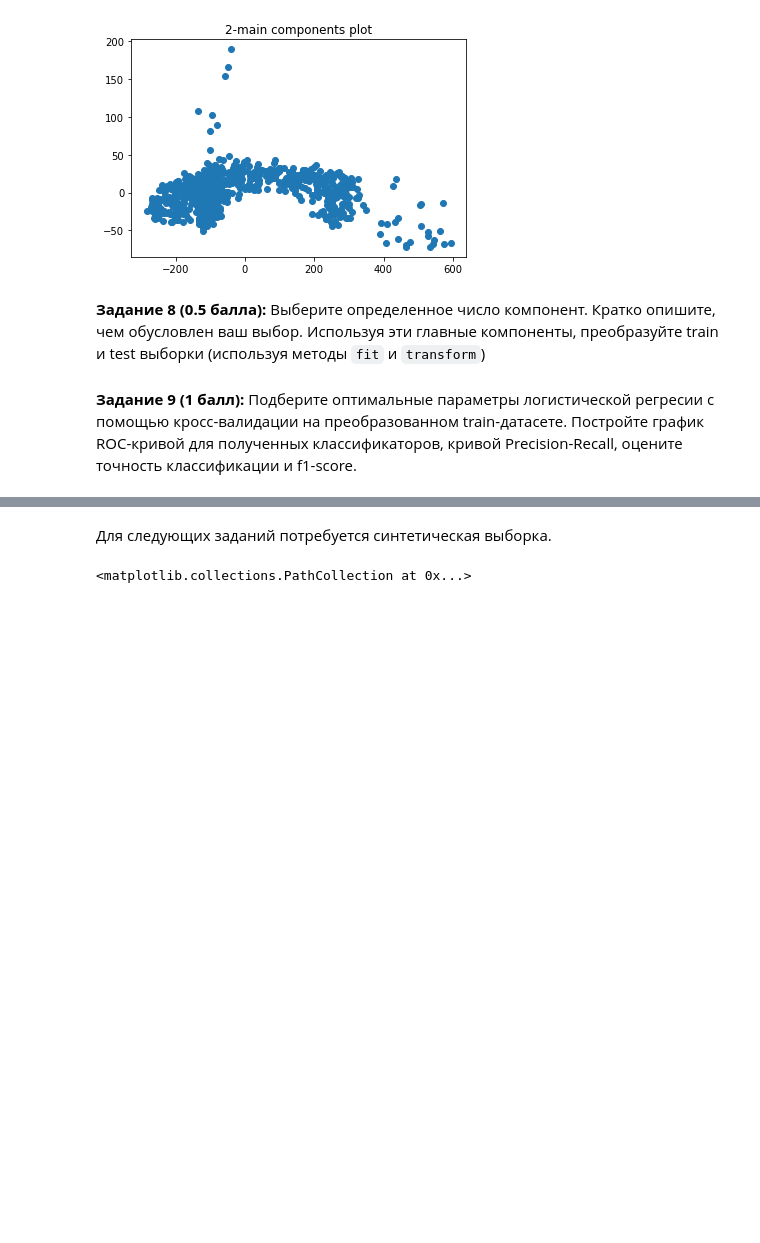
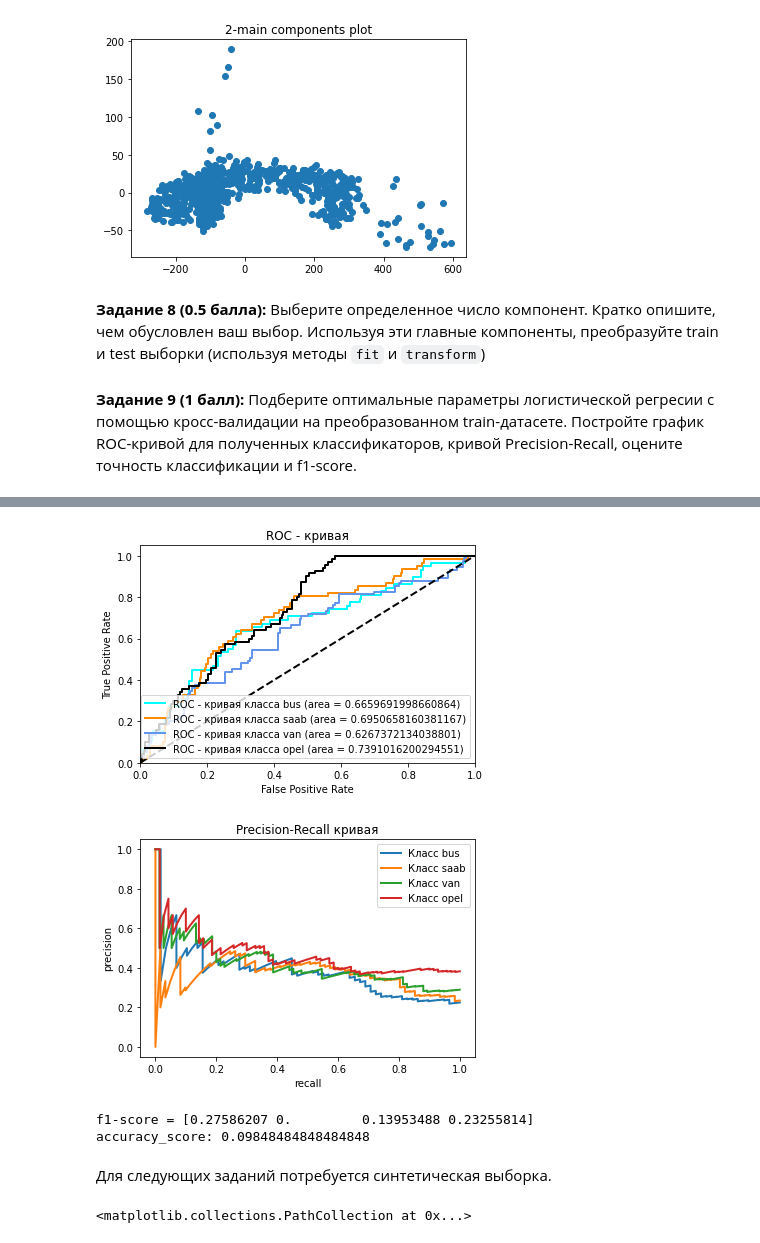
Before and after one commit to dep-810b-studs/mipt-python, a Jupyter notebook: tasks/mipt-python-task-ml.ipynb, the cells around one changed output, grey strips where cells are left out. Saved outputs shown, nothing was run; the diff lists cells and outputs as text; code cells hidden in the pictures; blank space fills up the shorter version.

```diff
--- a/tasks/mipt-python-task-ml.ipynb
+++ b/tasks/mipt-python-task-ml.ipynb
@@ -292,0 +291,65 @@ pass
+# %%
+from sklearn.linear_model import LogisticRegression
+from sklearn.metrics import  make_scorer
+from sklearn.metrics import accuracy_score, roc_curve, auc,precision_recall_curve
+from sklearn.metrics import f1_score
+from sklearn.model_selection import cross_validate
+from sklearn.model_selection import GridSearchCV
+import numpy as np
+from sklearn.multiclass import OneVsRestClassifier
+import matplotlib.pyplot as plt
+
+targets = ["bus", "saab", "van", "opel"]
+dict_tests = {"bus":0}
+
+#X_train, X_test, y_train, y_test = train_test_split(pca_train, label_target, test_size=0.35)
+
+model = OneVsRestClassifier(GridSearchCV(LogisticRegression(solver='liblinear', multi_class='ovr'),
+                     cv=10,
+                     param_grid={"C": [0.5, 1.0, 10.0, 100.0]},
+                     scoring=make_scorer(f1_score, **{'average':'macro'})))
+
+model.fit(pca_train, y_train)
+print("Mode_params:")
+print(model.get_params())
+
+count_classes = label_target.shape[1]
+features = model.predict_proba(pca_test)
+fpr = dict()
+tpr = dict()
+roc_auc = dict()
+for i in range(count_classes):
+    fpr[i], tpr[i], _ = roc_curve(y_test[:, i], features[:, i])
+    roc_auc[i] = auc(fpr[i], tpr[i])
+
+lw = 2
+colors = list(['aqua', 'darkorange', 'cornflowerblue','black'])
+for i, color in zip(range(n_classes), colors):
+    plt.plot(fpr[i], tpr[i], color=color, lw=lw,
+             label=f'ROC - кривая класса {targets[i]} (area = {roc_auc[i]})')
+
+plt.plot([0, 1], [0, 1], 'k--', lw=lw)
+plt.xlim([0.0, 1.0])
+plt.ylim([0.0, 1.05])
+plt.xlabel('False Positive Rate')
+plt.ylabel('True Positive Rate')
+plt.title('ROC - кривая')
+plt.legend(loc="lower right")
+plt.show()
+
+precision = dict()
+recall = dict()
+for i in range(count_classes):
+    precision[i], recall[i], _ = precision_recall_curve(y_test[:, i],
+                                                        features[:, i])
+    plt.plot(recall[i], precision[i], lw=2, label=f'Класс {targets[i]}')
+
+plt.xlabel("recall")
+plt.ylabel("precision")
+plt.legend(loc="best")
+plt.title("Precision-Recall кривая")
+plt.show()
+
+print(f'f1-score = {f1_score(y_test, model.predict(pca_test), average=None)}')
+print("accuracy_score:", accuracy_score(y_test, model.predict(pca_test)))
+# %% [output]
@@ -293,3 +374,7 @@ pass
+[figure, added]
+[figure, added]
+f1-score = [0.27586207 0.         0.13953488 0.23255814]
+accuracy_score: 0.09848484848484848
 # %% [markdown]
 Для следующих заданий потребуется синтетическая выборка.
 # %%
```
Also changed, not shown: parts of 2 cells of this notebook.
